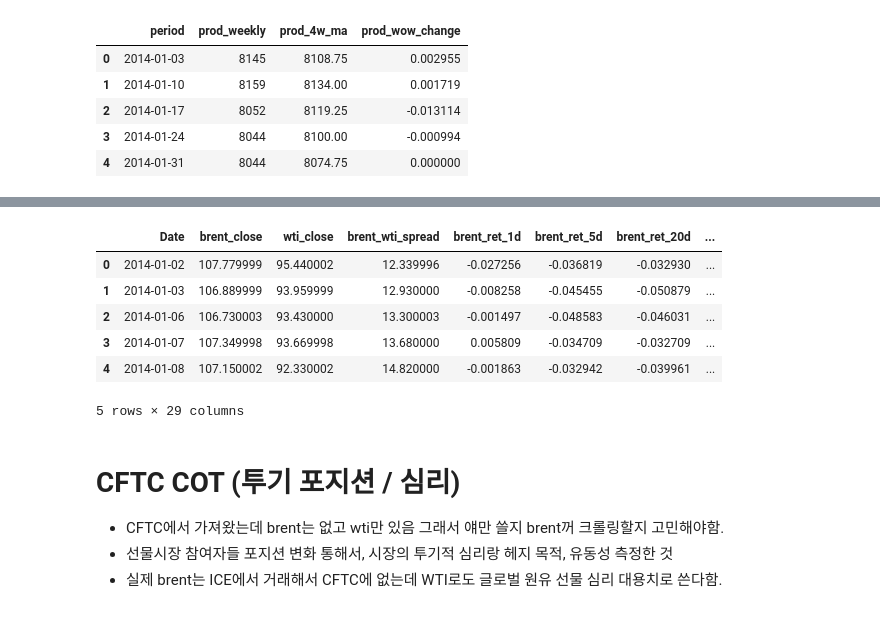
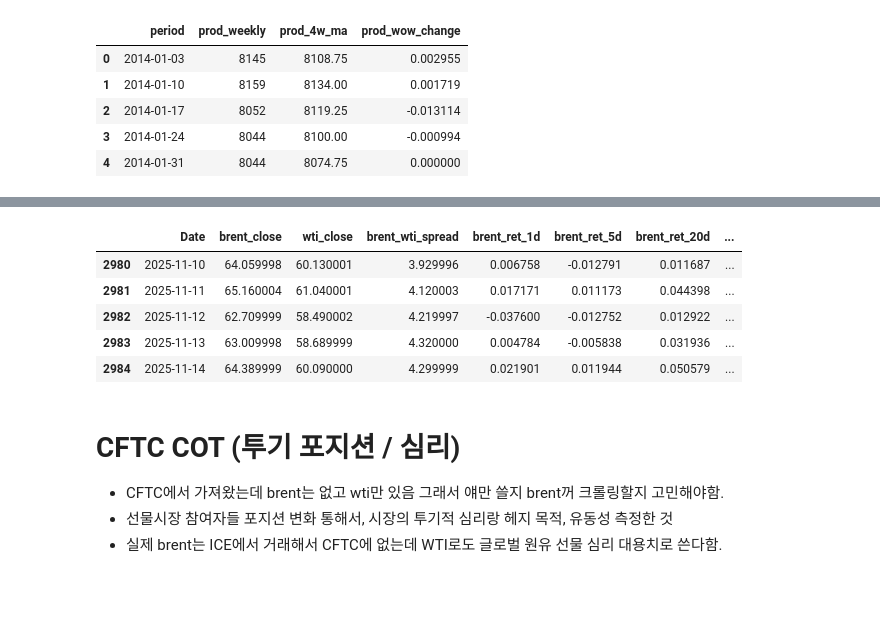
Before and after one commit to Market-Plan-B/Market-Plan-B-AI, a Jupyter notebook: market-tower/데이터만들기.ipynb, the cells around one changed output, grey strips where cells are left out. Cells and saved outputs as stored; diff of their text form; code cells hidden in the pictures.

```diff
--- a/market-tower/데이터만들기.ipynb
+++ b/market-tower/데이터만들기.ipynb
@@ -656,30 +654,29 @@ print(ref_feat.tail())
 # %%
 # 형식 통일
 ref_feat["period"] = pd.to_datetime(ref_feat["period"])
 ref_feat = ref_feat.set_index("period").sort_index()
 
 merged["Date"] = pd.to_datetime(merged["Date"])
 merged = merged.set_index("Date").sort_index()
 
 # 병합 (left join + forward fill)
 merged = (
     merged
     .merge(ref_feat, how="left", left_index=True, right_index=True)
     .ffill()  # 주간 값은 일단위로 보간
     .reset_index()
     .rename(columns={"index": "Date"})
     .sort_values("Date")
 )
 
-merged.head()
+merged.tail()
 # %% [output]
 |  | Date | brent_close | wti_close | brent_wti_spread | brent_ret_1d | brent_ret_5d | brent_ret_20d | ... |
-| 0 | 2014-01-02 | 107.779999 | 95.440002 | 12.339996 | -0.027256 | -0.036819 | -0.032930 | ... |
-| 1 | 2014-01-03 | 106.889999 | 93.959999 | 12.930000 | -0.008258 | -0.045455 | -0.050879 | ... |
-| 2 | 2014-01-06 | 106.730003 | 93.430000 | 13.300003 | -0.001497 | -0.048583 | -0.046031 | ... |
-| 3 | 2014-01-07 | 107.349998 | 93.669998 | 13.680000 | 0.005809 | -0.034709 | -0.032709 | ... |
-| 4 | 2014-01-08 | 107.150002 | 92.330002 | 14.820000 | -0.001863 | -0.032942 | -0.039961 | ... |
+| 2980 | 2025-11-10 | 64.059998 | 60.130001 | 3.929996 | 0.006758 | -0.012791 | 0.011687 | ... |
+| 2981 | 2025-11-11 | 65.160004 | 61.040001 | 4.120003 | 0.017171 | 0.011173 | 0.044398 | ... |
+| 2982 | 2025-11-12 | 62.709999 | 58.490002 | 4.219997 | -0.037600 | -0.012752 | 0.012922 | ... |
+| 2983 | 2025-11-13 | 63.009998 | 58.689999 | 4.320000 | 0.004784 | -0.005838 | 0.031936 | ... |
+| 2984 | 2025-11-14 | 64.389999 | 60.090000 | 4.299999 | 0.021901 | 0.011944 | 0.050579 | ... |
-5 rows × 29 columns
 # %% [markdown]
 # CFTC COT (투기 포지션 / 심리)
 - CFTC에서 가져왔는데 brent는 없고 wti만 있음 그래서 얘만 쓸지 brent꺼 크롤링할지 고민해야함.
```
Also changed, not shown: parts of 22 cells of this notebook, 3 other files.
